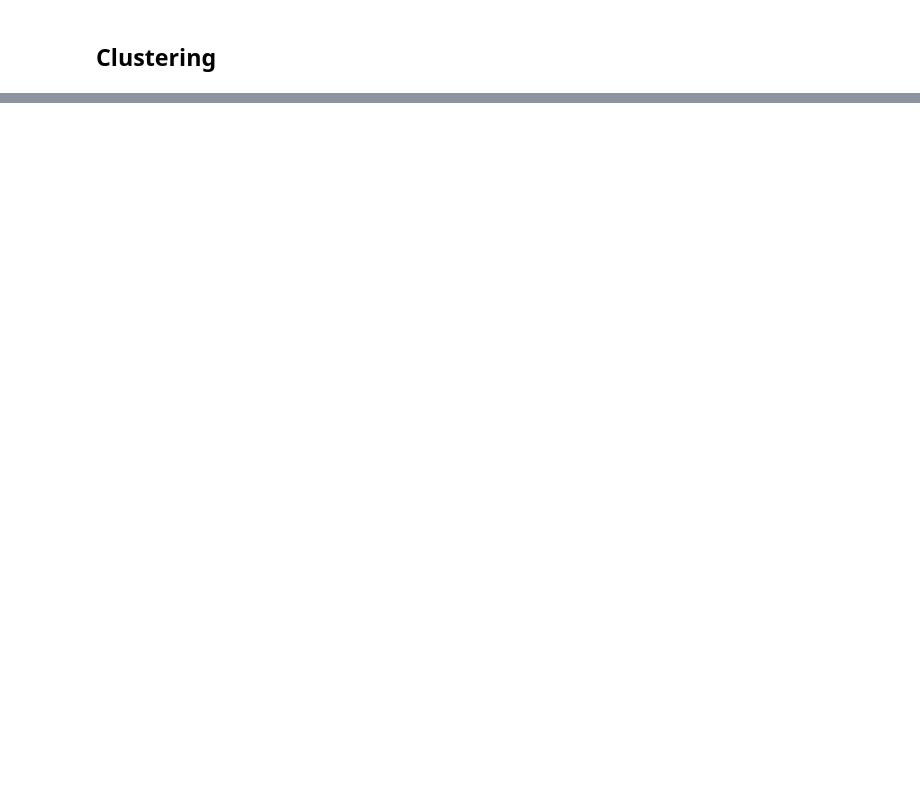
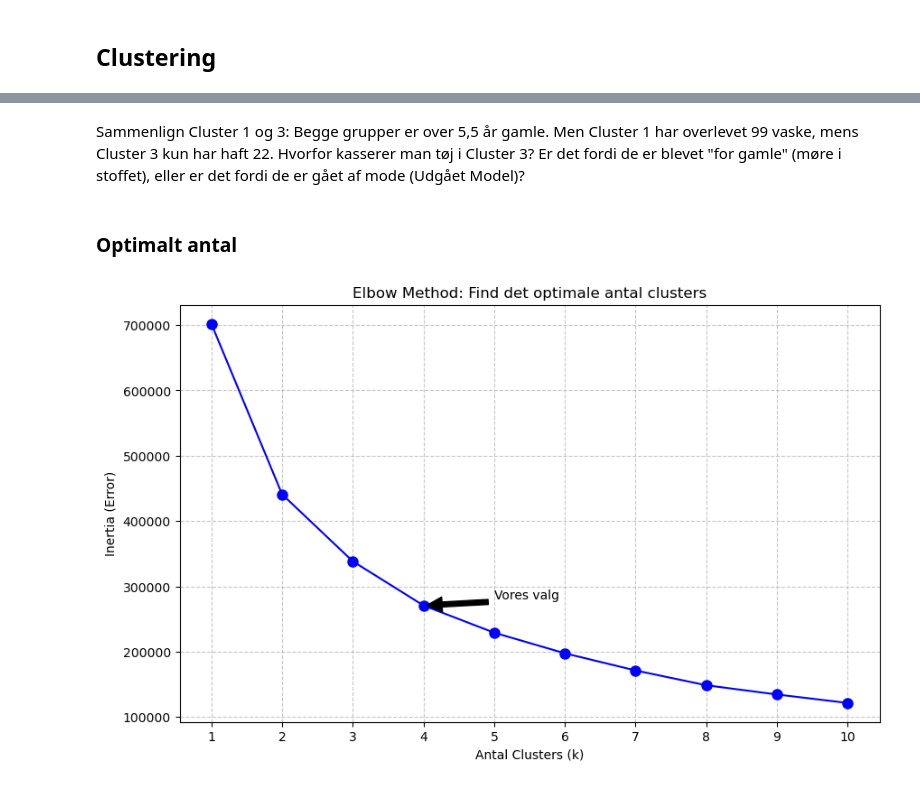
Before and after one commit to Mathias2209/Dataprojekt, a Jupyter notebook: Cluster.ipynb, the cells around one changed output, grey strips where cells are left out. Saved outputs shown, nothing was run; the diff lists cells and outputs as text; code cells hidden in the pictures; blank space fills up the shorter version.

```diff
--- a/Cluster.ipynb
+++ b/Cluster.ipynb
@@ -52,0 +93,28 @@ NameError: name 'X_scaled' is not defined
+# %% [markdown]
+Sammenlign Cluster 1 og 3: Begge grupper er over 5,5 år gamle. Men Cluster 1 har overlevet 99 vaske, mens Cluster 3 kun har haft 22. Hvorfor kasserer man tøj i Cluster 3? Er det fordi de er blevet "for gamle" (møre i stoffet), eller er det fordi de er gået af mode (Udgået Model)?
+# %% [markdown]
+### Optimalt antal
+# %%
+inertia = []
+K_range = range(1, 11)
+for k in K_range:
+    kmeans = KMeans(n_clusters=k, random_state=42, n_init=10)
+    kmeans.fit(X_scaled)
+    inertia.append(kmeans.inertia_)
+
+# 4. Plot Elbow-kurven
+plt.figure(figsize=(10, 6))
+plt.plot(K_range, inertia, 'bo-', markersize=8)
+plt.xlabel('Antal Clusters (k)')
+plt.ylabel('Inertia (Error)')
+plt.title('Elbow Method: Find det optimale antal clusters')
+plt.xticks(K_range)
+plt.grid(True, linestyle='--', alpha=0.7)
+
+# Markér den "albue" du har valgt (f.eks. ved 4)
+plt.annotate('Vores valg', xy=(4, inertia[3]), xytext=(5, inertia[3] + 10000),
+    arrowprops=dict(facecolor='black', shrink=0.05))
+
+plt.show()
+# %% [output]
+[figure, added]
```
Also changed, not shown: parts of 8 cells of this notebook.
